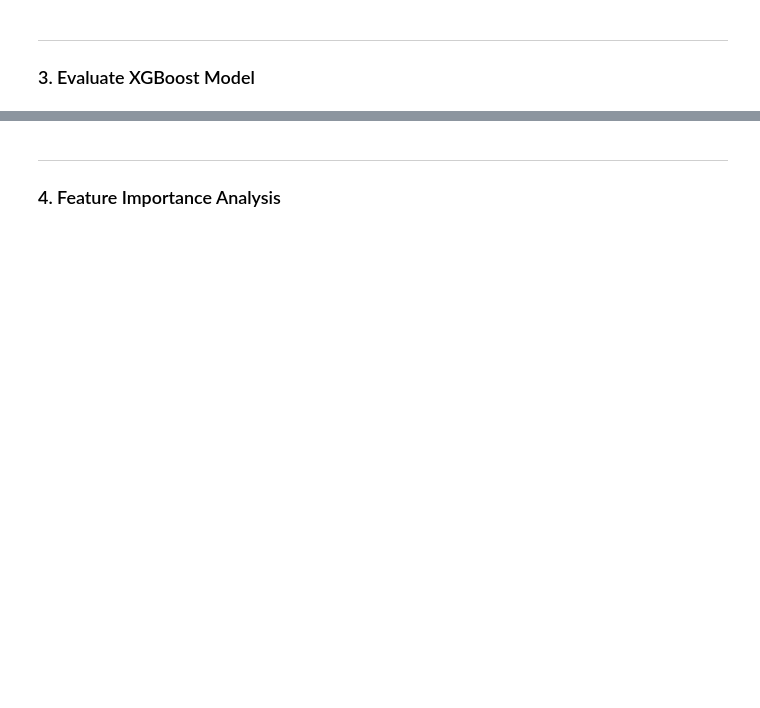
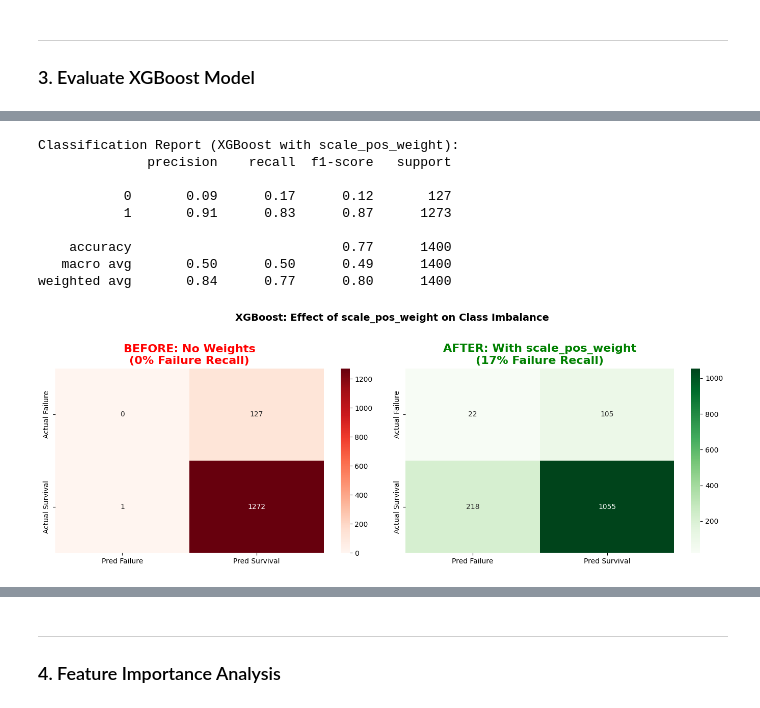
Before and after one commit to Tuminha/Implant-Success-Kaggle-Competition-, a Jupyter notebook: notebooks/04_XGBoost.ipynb, the cells around one changed output, grey strips where cells are left out. Saved outputs shown, nothing was run; the diff lists cells and outputs as text; code cells hidden in the pictures; blank space fills up the shorter version.

```diff
--- a/notebooks/04_XGBoost.ipynb
+++ b/notebooks/04_XGBoost.ipynb
@@ -137,3 +215,46 @@ plt.show()
+# %%
+# =============================================================================
+# CLASSIFICATION REPORTS & CONFUSION MATRICES
+# =============================================================================
+
+print("Classification Report (XGBoost with scale_pos_weight):")
+print(classification_report(y_val, y_pred_xgb_bal))
+
+# Plot confusion matrices - Before vs After
+fig, axes = plt.subplots(1, 2, figsize=(14, 5))
+
+# Before (no weights)
+cm_before = confusion_matrix(y_val, y_pred_xgb)
+sns.heatmap(cm_before, annot=True, fmt='d', cmap='Reds', ax=axes[0],
+            xticklabels=['Pred Failure', 'Pred Survival'],
+            yticklabels=['Actual Failure', 'Actual Survival'])
+axes[0].set_title(f'BEFORE: No Weights\n({recall_0_xgb:.0%} Failure Recall)',
+                  fontweight='bold', color='red')
+
+# After (with scale_pos_weight)
+cm_after = confusion_matrix(y_val, y_pred_xgb_bal)
+sns.heatmap(cm_after, annot=True, fmt='d', cmap='Greens', ax=axes[1],
+            xticklabels=['Pred Failure', 'Pred Survival'],
+            yticklabels=['Actual Failure', 'Actual Survival'])
+axes[1].set_title(f'AFTER: With scale_pos_weight\n({recall_0_xgb_bal:.0%} Failure Recall)',
+                  fontweight='bold', color='green')
+
+plt.suptitle('XGBoost: Effect of scale_pos_weight on Class Imbalance',
+             fontsize=14, fontweight='bold', y=1.02)
+plt.tight_layout()
+plt.savefig('../figures/xgb_balanced_comparison.png', dpi=150, bbox_inches='tight')
+plt.show()
+# %% [output]
+Classification Report (XGBoost with scale_pos_weight):
+              precision    recall  f1-score   support
+
+           0       0.09      0.17      0.12       127
+           1       0.91      0.83      0.87      1273
+
+    accuracy                           0.77      1400
+   macro avg       0.50      0.50      0.49      1400
+weighted avg       0.84      0.77      0.80      1400
+[figure, added]
 # %%
 # Plot ROC curve
 fig, ax = plt.subplots(figsize=(10, 8))
```
Also changed, not shown: parts of 16 cells of this notebook, 16 other files.
